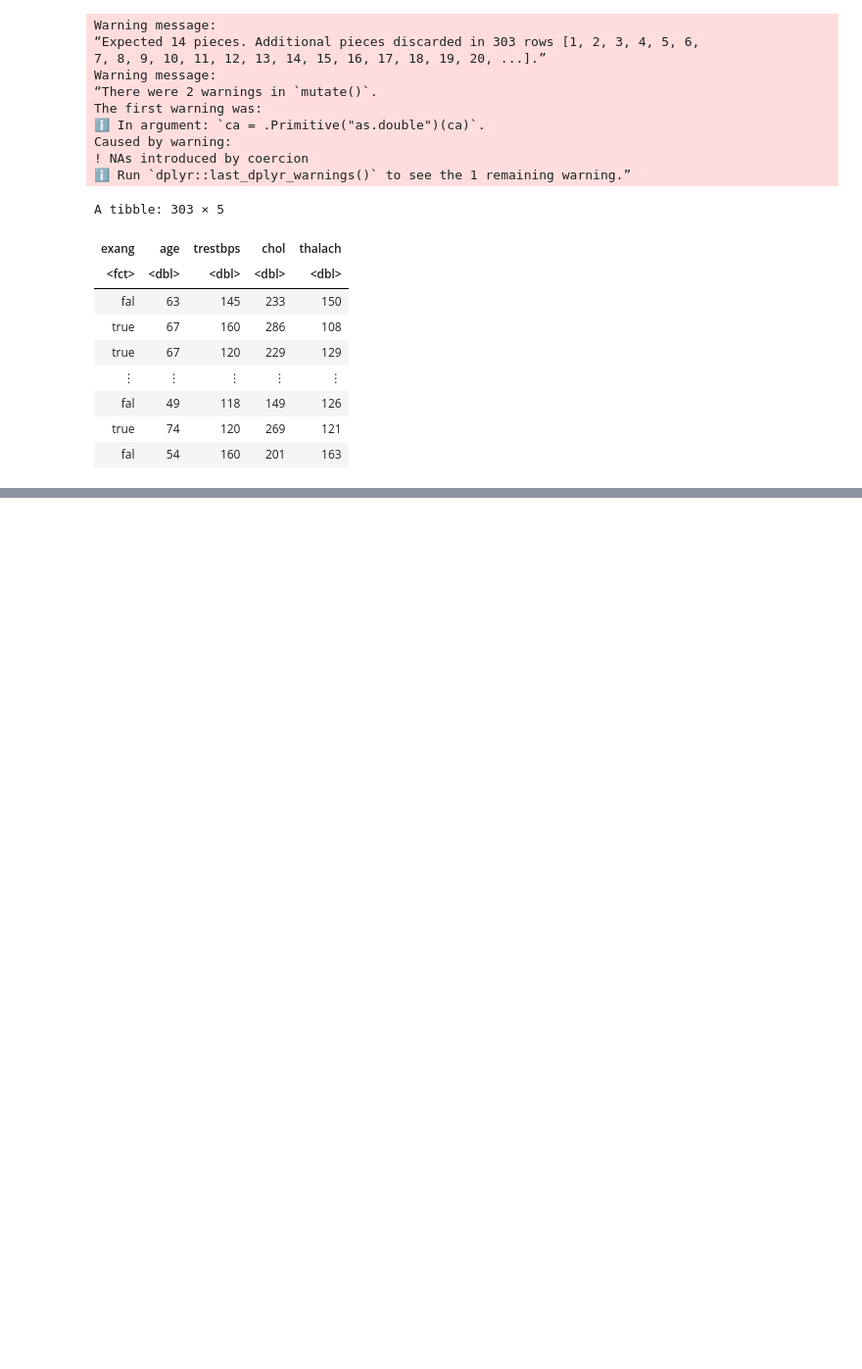
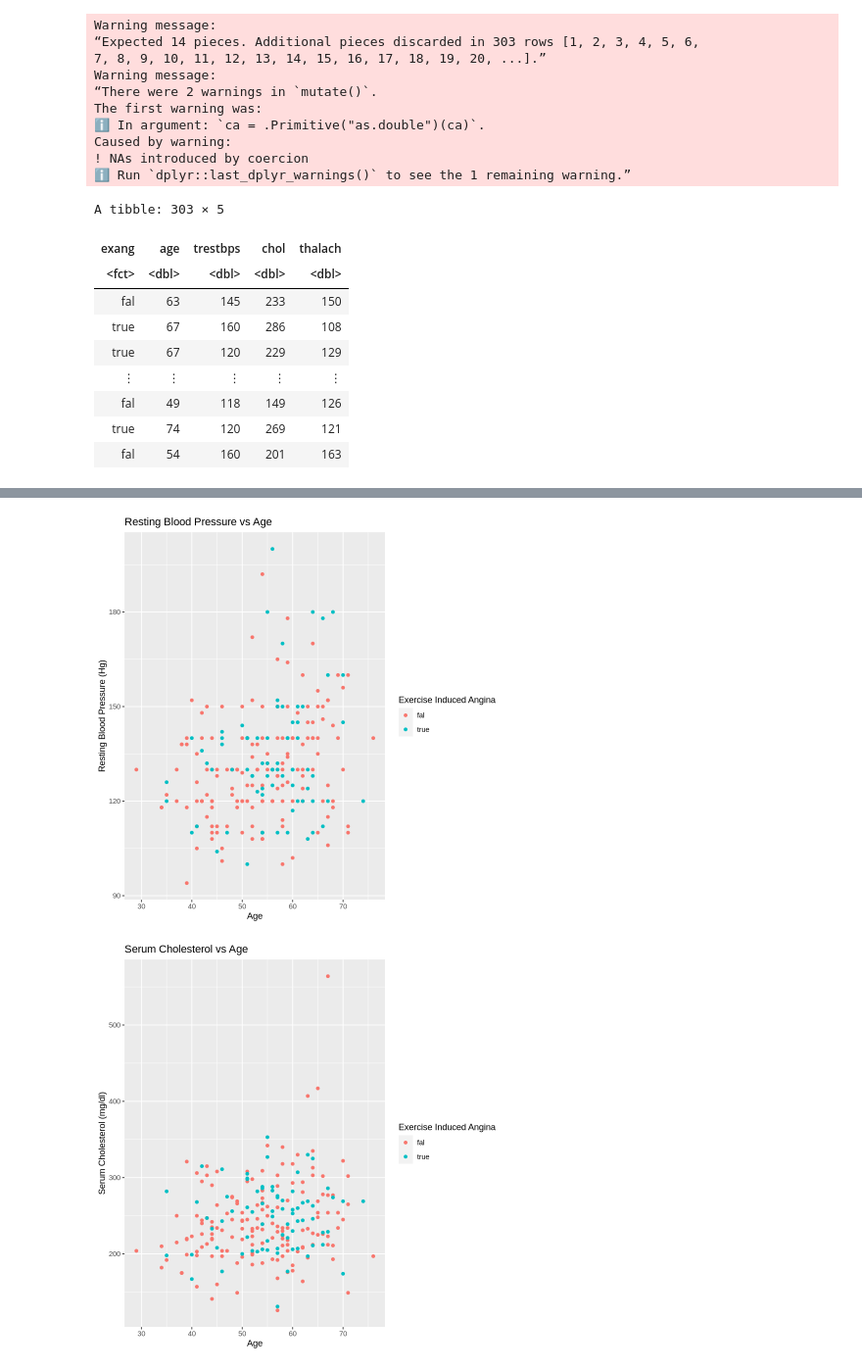
Before and after one commit to kakeysword/dsci100-heart-disease, a Jupyter notebook: group proposal.ipynb, the cells around one changed output, grey strips where cells are left out. Shown at 98% size. Cells and saved outputs as stored; diff of their text form; code cells hidden in the pictures; blank space fills up the shorter version.

Commit message:
Created scatter plots for predictors

```diff
--- a/group proposal.ipynb
+++ b/group proposal.ipynb
@@ -121,2 +121,42 @@ A tibble: 2 × 6
 # %%
 ## Create plots to visualize data
+
+## Resting Blood Pressure vs Age
+bp_age_plot <- cleveland_train |>
+    ggplot(aes(x = age, y = trestbps, color = exang)) +
+    geom_point() +
+    labs(x= "Age", y = "Resting Blood Pressure (Hg)",
+         title = "Resting Blood Pressure vs Age",
+        color = "Exercise Induced Angina")
+bp_age_plot
+
+## Serum Cholesterol vs Age
+chol_age_plot <- cleveland_train |>
+    ggplot(aes(x = age, y = chol, color = exang)) +
+    geom_point() +
+    labs(x= "Age", y = "Serum Cholesterol (mg/dl)",
+         title = "Serum Cholesterol vs Age",
+        color = "Exercise Induced Angina")
+chol_age_plot
+
+## Max Heart rate vs Age
+thalach_age_plot <- cleveland_train |>
+    ggplot(aes(x = age, y = thalach, color = exang)) +
+    geom_point() +
+    labs(x= "Age", y = "Maximum Heart Rate",
+         title = "Maximum Heart Rate vs Age",
+        color = "Exercise Induced Angina")
+thalach_age_plot
+
+## Resting Blood Pressure vs Heart Rate
+
+bp_thalach_plot <- cleveland_train |>
+    ggplot(aes(x = thalach, y = trestbps, color = exang)) +
+    geom_point() +
+    labs(x= "Maximum Heart Rate", y = "Resting Blood Pressure",
+         title = "Maximum Heart Rate vs Resting Blood Pressure",
+        color = "Exercise Induced Angina")
+bp_thalach_plot
+# %% [output]
+[figure, added]
+[figure, added]
```
Also changed, not shown: parts of 4 cells of this notebook.
